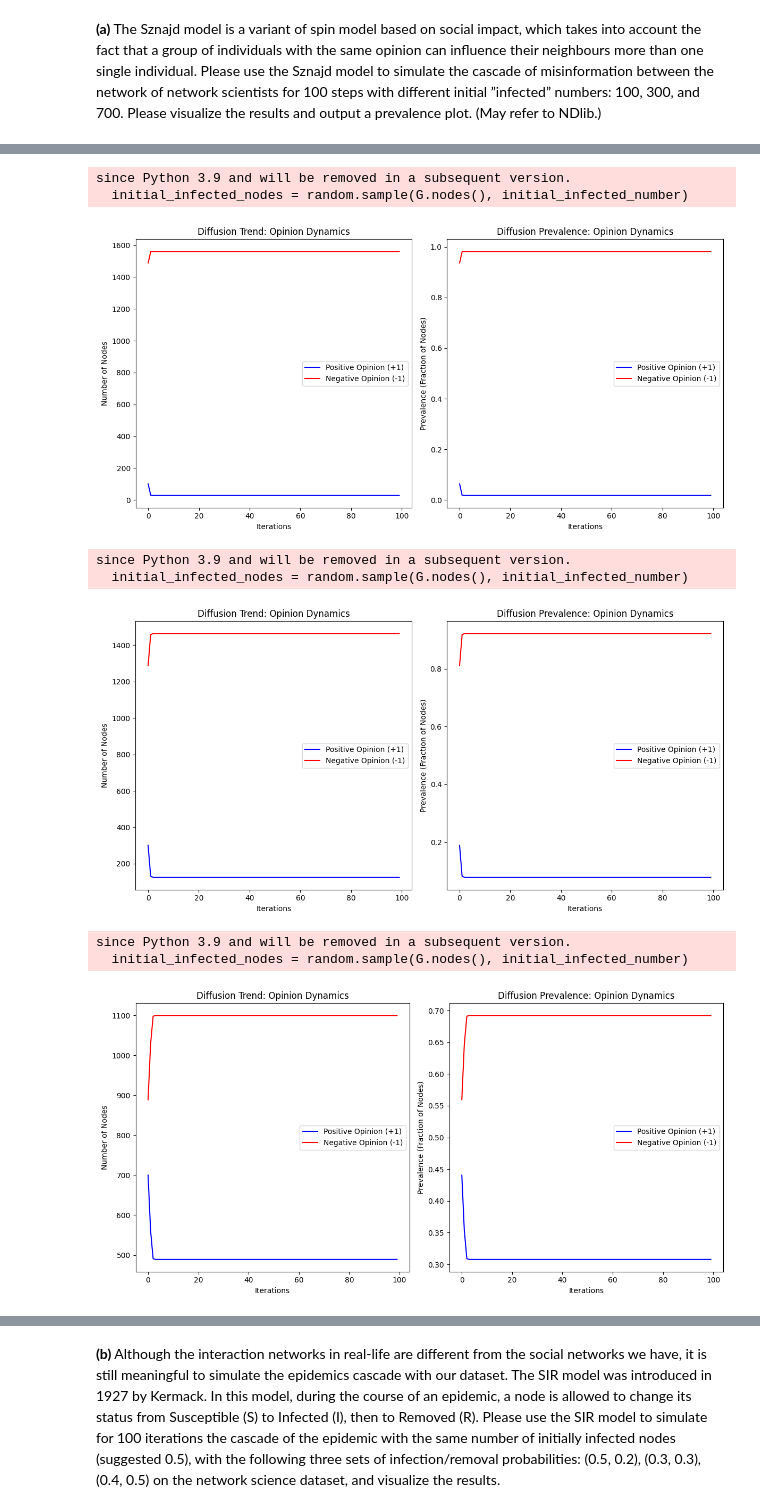
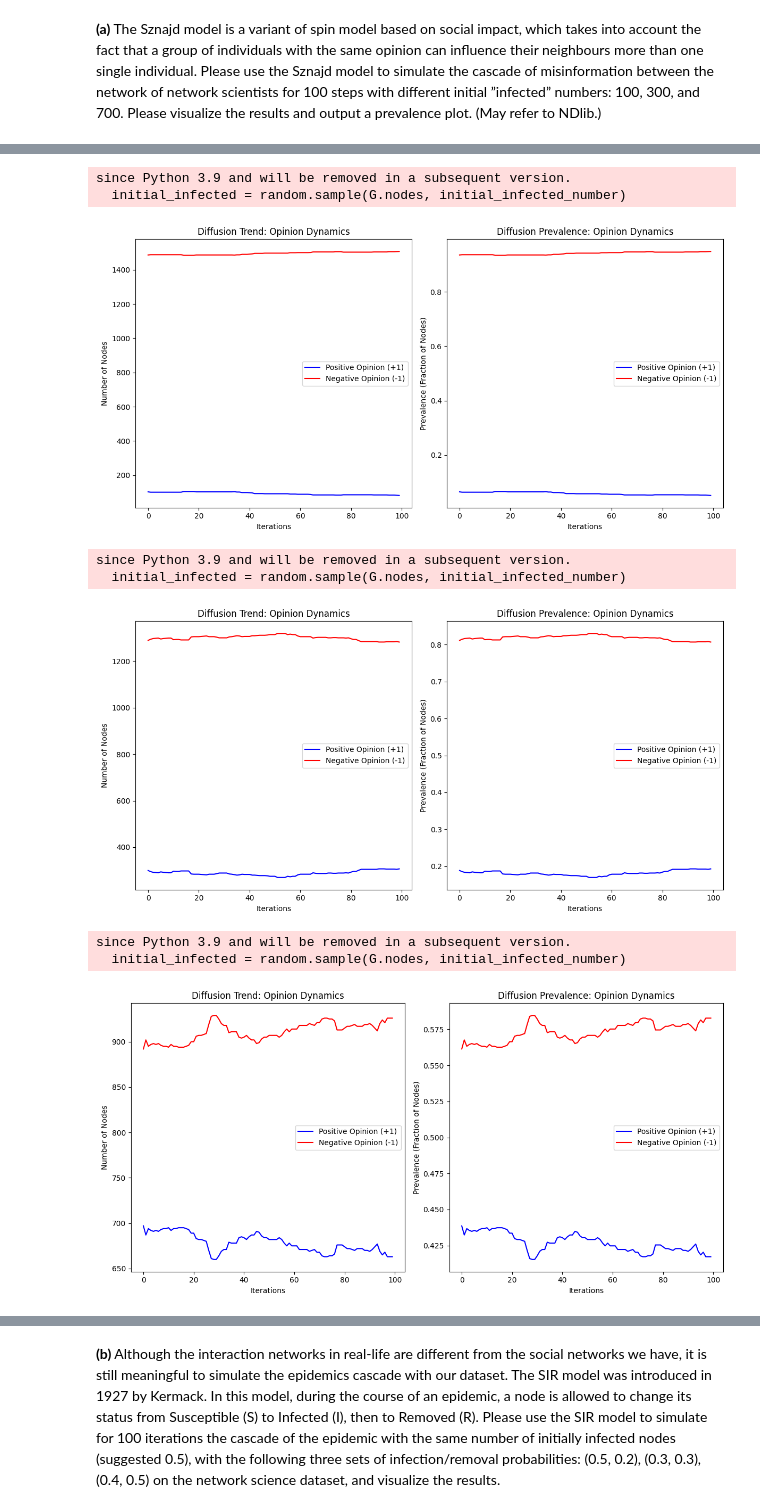
Before and after one commit to pariaighanian/Analysis_of_Complex_Netwroks, a Jupyter notebook: Assignment_7.ipynb, the cells around one changed output, grey strips where cells are left out. Saved outputs shown, nothing was run; the diff lists cells and outputs as text; code cells hidden in the pictures.

```diff
--- a/Assignment_7.ipynb
+++ b/Assignment_7.ipynb
@@ -182,18 +191,21 @@ since Python 3.9 and will be removed in a subsequent version.
 # %%
-sznajd_model(graph, initial_infected_number=100, number_iterations=100)
+# Run sznajd for initial infected number: 100
+sznajd_model_extended(graph, initial_infected_number=100, number_iterations=100, seed=42)
 # %% [output]
 since Python 3.9 and will be removed in a subsequent version.
-  initial_infected_nodes = random.sample(G.nodes(), initial_infected_number)
+  initial_infected = random.sample(G.nodes, initial_infected_number)
-[figure, old version]
+[figure, new version]
 # %%
-sznajd_model(graph, initial_infected_number=300, number_iterations=100)
+# Run sznajd for initial infected number: 300
+sznajd_model_extended(graph, initial_infected_number=300, number_iterations=100, seed=42)
 # %% [output]
 since Python 3.9 and will be removed in a subsequent version.
-  initial_infected_nodes = random.sample(G.nodes(), initial_infected_number)
+  initial_infected = random.sample(G.nodes, initial_infected_number)
-[figure, old version]
+[figure, new version]
 # %%
-sznajd_model(graph, initial_infected_number=700, number_iterations=100)
+# Run sznajd for initial infected number: 700
+sznajd_model_extended(graph, initial_infected_number=700, number_iterations=100, seed=42)
 # %% [output]
 since Python 3.9 and will be removed in a subsequent version.
-  initial_infected_nodes = random.sample(G.nodes(), initial_infected_number)
+  initial_infected = random.sample(G.nodes, initial_infected_number)
-[figure, old version]
+[figure, new version]
```
Also changed, not shown: parts of 19 cells of this notebook.
